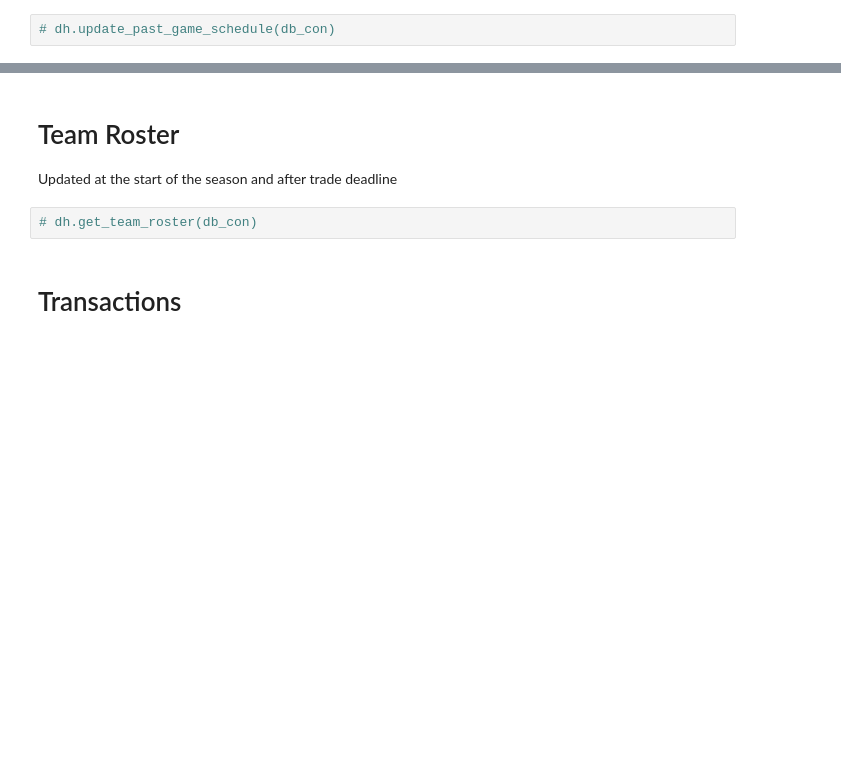
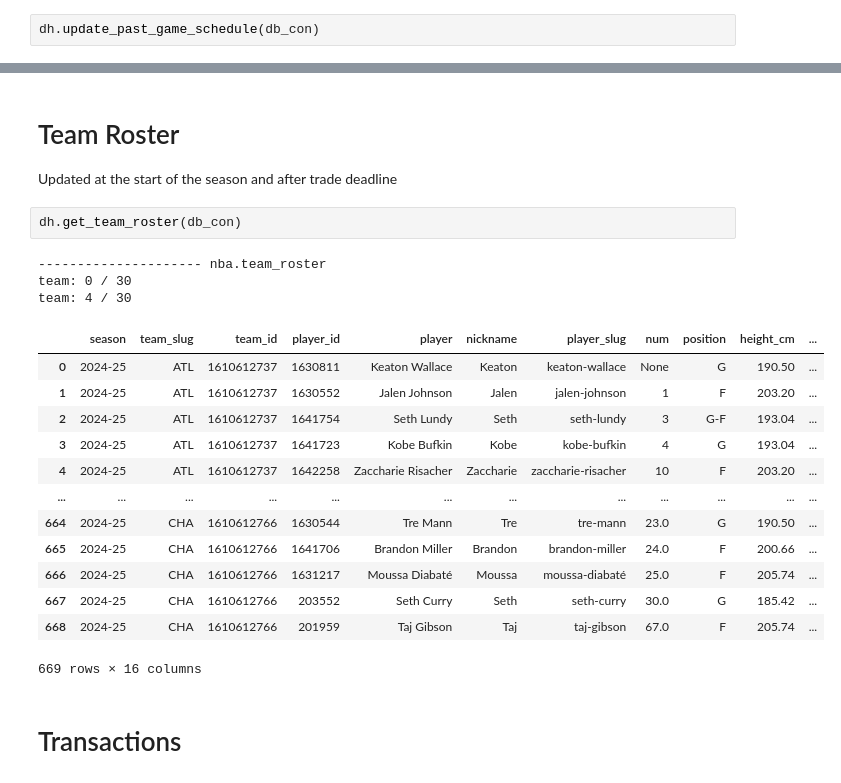
Before and after one commit to shaggycamel/nba_cockroach_db, a Jupyter notebook: manual_update_process.ipynb, the cells around one changed output, grey strips where cells are left out. Cells and saved outputs as stored; diff of their text form; blank space fills up the shorter version.

```diff
--- a/manual_update_process.ipynb
+++ b/manual_update_process.ipynb
@@ -39,5 +66,5 @@ Updated at the start of the season and daily for the rest of the season. Remembe
 # Game Schedule
 Use update_historical_game_schedule() to update records from last season. Use get_next_game_schedule() to obtain schedule for upcoming season. Run both functions at the start of each season
 # %%
-# dh.update_past_game_schedule(db_con)
+dh.update_past_game_schedule(db_con)
 # %% [output]
@@ -57,7 +108,24 @@ player and team box_score have been updated
 # Team Roster
 Updated at the start of the season and after trade deadline
 # %%
-# dh.get_team_roster(db_con)
+dh.get_team_roster(db_con)
+# %% [output]
+--------------------- nba.team_roster
+team: 0 / 30
+team: 4 / 30
+|  | season | team_slug | team_id | player_id | player | nickname | player_slug | num | position | height_cm | ... |
+| 0 | 2024-25 | ATL | 1610612737 | 1630811 | Keaton Wallace | Keaton | keaton-wallace | None | G | 190.50 | ... |
+| 1 | 2024-25 | ATL | 1610612737 | 1630552 | Jalen Johnson | Jalen | jalen-johnson | 1 | F | 203.20 | ... |
+| 2 | 2024-25 | ATL | 1610612737 | 1641754 | Seth Lundy | Seth | seth-lundy | 3 | G-F | 193.04 | ... |
+| 3 | 2024-25 | ATL | 1610612737 | 1641723 | Kobe Bufkin | Kobe | kobe-bufkin | 4 | G | 193.04 | ... |
+| 4 | 2024-25 | ATL | 1610612737 | 1642258 | Zaccharie Risacher | Zaccharie | zaccharie-risacher | 10 | F | 203.20 | ... |
+| ... | ... | ... | ... | ... | ... | ... | ... | ... | ... | ... | ... |
+| 664 | 2024-25 | CHA | 1610612766 | 1630544 | Tre Mann | Tre | tre-mann | 23.0 | G | 190.50 | ... |
+| 665 | 2024-25 | CHA | 1610612766 | 1641706 | Brandon Miller | Brandon | brandon-miller | 24.0 | F | 200.66 | ... |
+| 666 | 2024-25 | CHA | 1610612766 | 1631217 | Moussa Diabaté | Moussa | moussa-diabaté | 25.0 | F | 205.74 | ... |
+| 667 | 2024-25 | CHA | 1610612766 | 203552 | Seth Curry | Seth | seth-curry | 30.0 | G | 185.42 | ... |
+| 668 | 2024-25 | CHA | 1610612766 | 201959 | Taj Gibson | Taj | taj-gibson | 67.0 | F | 205.74 | ... |
+669 rows × 16 columns
 # %% [markdown]
 # Transactions
 # %%
```
Also changed, not shown: parts of 5 cells of this notebook, 2 other files.
